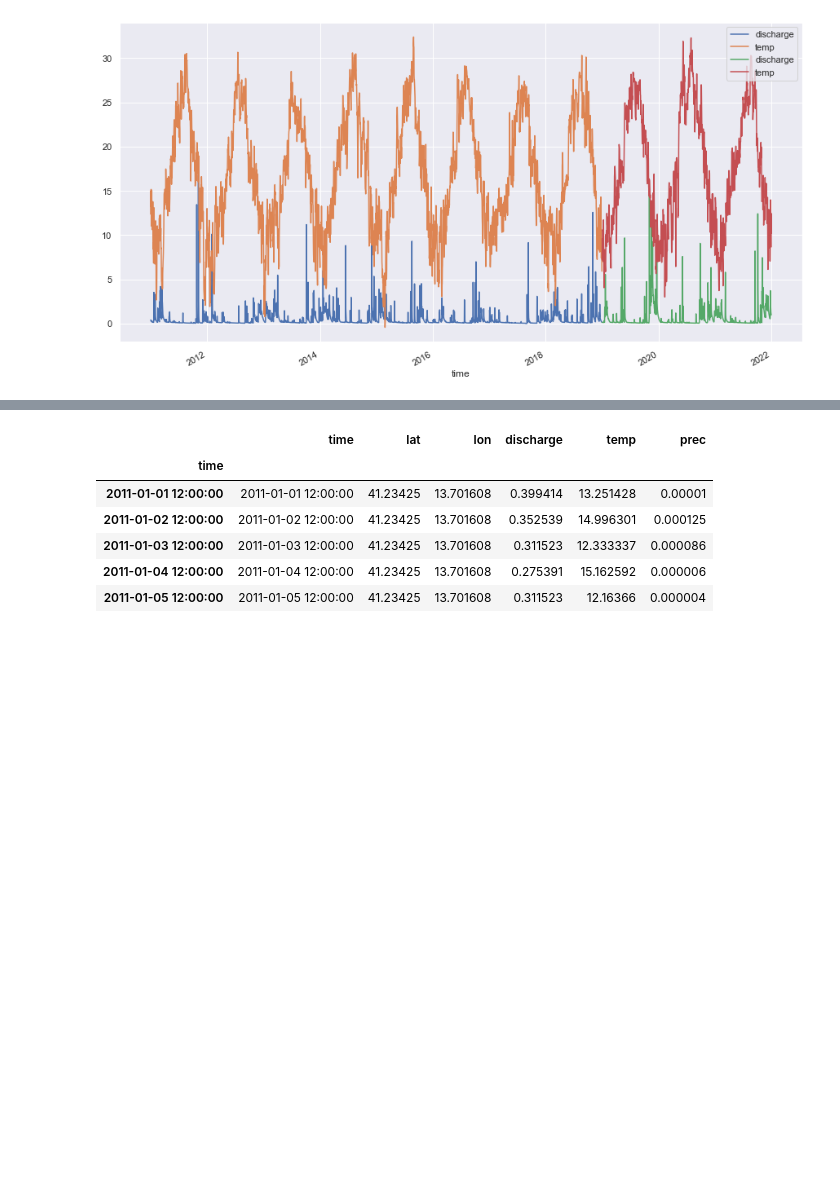
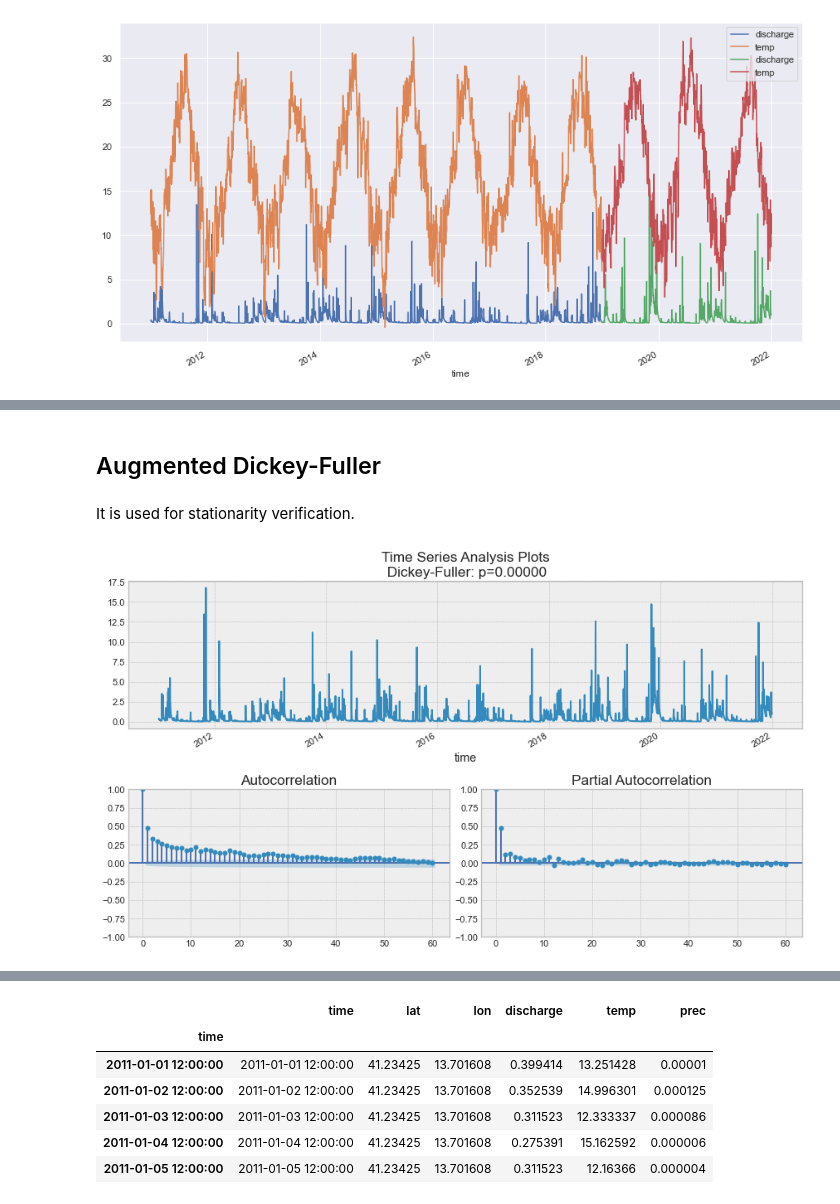
Before and after one commit to kode-git/copernicus, a Jupyter notebook: Data_Modelling_and_Evaluation.ipynb, the cells around one changed output, grey strips where cells are left out. Cells and saved outputs as stored; diff of their text form; code cells hidden in the pictures; blank space fills up the shorter version.

```diff
--- a/notebooks/data_modelling.ipynb
+++ b/Data_Modelling_and_Evaluation.ipynb
@@ -139,0 +140,39 @@ plt.show()
+# %%
+def dfplot(y, lags=None, figsize=(12, 7), style='bmh'):
+    """
+        Plot time series, its ACF and PACF, calculate Dickey–Fuller test
+
+        -> Adapted from https://gist.github.com/DmitrySerg/14c1af2c1744bb9931d1eae6d9713b21
+
+        y - timeseries
+        lags - how many lags to include in ACF, PACF calculation
+    """
+    if not isinstance(y, pd.Series):
+        y = pd.Series(y)
+
+    with plt.style.context(style):
+        fig = plt.figure(figsize=figsize)
+        layout = (2, 2)
+        ts_ax = plt.subplot2grid(layout, (0, 0), colspan=2)
+        acf_ax = plt.subplot2grid(layout, (1, 0))
+        pacf_ax = plt.subplot2grid(layout, (1, 1))
+
+        y.plot(ax=ts_ax)
+        t_statistic, p_value = sm.tsa.stattools.adfuller(y)[:2]
+        ts_ax.set_title('Time Series Analysis Plots\n Dickey-Fuller: p={0:.5f}'.format(p_value))
+        smt.graphics.plot_acf(y, lags=lags, ax=acf_ax)
+        smt.graphics.plot_pacf(y, lags=lags, ax=pacf_ax)
+        plt.tight_layout()
+# %% [markdown]
+## Augmented Dickey-Fuller
+# %% [markdown]
+It is used for stationarity verification.
+# %%
+dis = df['discharge']
+dis_diff_1 = (dis - dis.shift(1)).dropna()
+dis_diff_1_12 = (dis_diff_1 - dis_diff_1.shift(12)).dropna()
+dis_diff_12 = (dis - dis.shift(12)).dropna()
+# %%
+dfplot(dis, lags=12*5, figsize=(12, 7)) # 5 years
+# %% [output]
+[figure, added]
```
Also changed, not shown: parts of 9 cells of this notebook, 5 other files.
